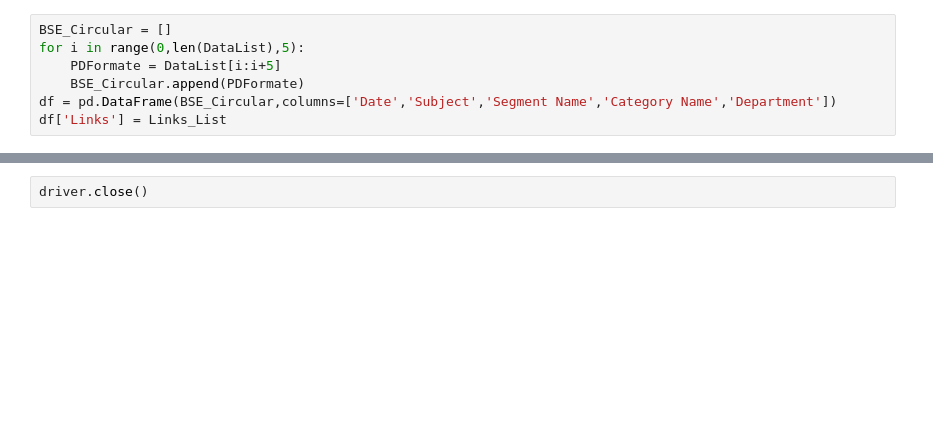
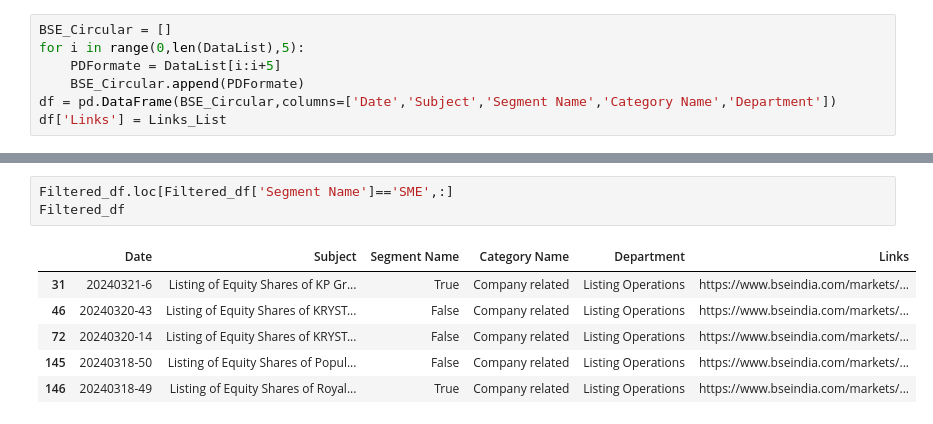
Before and after one commit to Bhisma100/BSE_Projects, a Jupyter notebook: Jupyter_Scripts/BSENotOneWeek.ipynb, the cells around one changed output, grey strips where cells are left out. Saved outputs shown, nothing was run; the diff lists cells and outputs as text; blank space fills up the shorter version.

```diff
--- a/Jupyter_Scripts/BSENotOneWeek.ipynb
+++ b/Jupyter_Scripts/BSENotOneWeek.ipynb
@@ -125,2 +120,10 @@ Filtered_df
-# %%
-driver.close()
+# %%
+Filtered_df.loc[Filtered_df['Segment Name']=='SME',:]
+Filtered_df
+# %% [output]
+|  | Date | Subject | Segment Name | Category Name | Department | Links |
+| 31 | 20240321-6 | Listing of Equity Shares of KP Gr... | True | Company related | Listing Operations | https://www.bseindia.com/markets/... |
+| 46 | 20240320-43 | Listing of Equity Shares of KRYST... | False | Company related | Listing Operations | https://www.bseindia.com/markets/... |
+| 72 | 20240320-14 | Listing of Equity Shares of KRYST... | False | Company related | Listing Operations | https://www.bseindia.com/markets/... |
+| 145 | 20240318-50 | Listing of Equity Shares of Popul... | False | Company related | Listing Operations | https://www.bseindia.com/markets/... |
+| 146 | 20240318-49 | Listing of Equity Shares of Royal... | True | Company related | Listing Operations | https://www.bseindia.com/markets/... |
```
Also changed, not shown: parts of 3 cells of this notebook, 24 other files.
